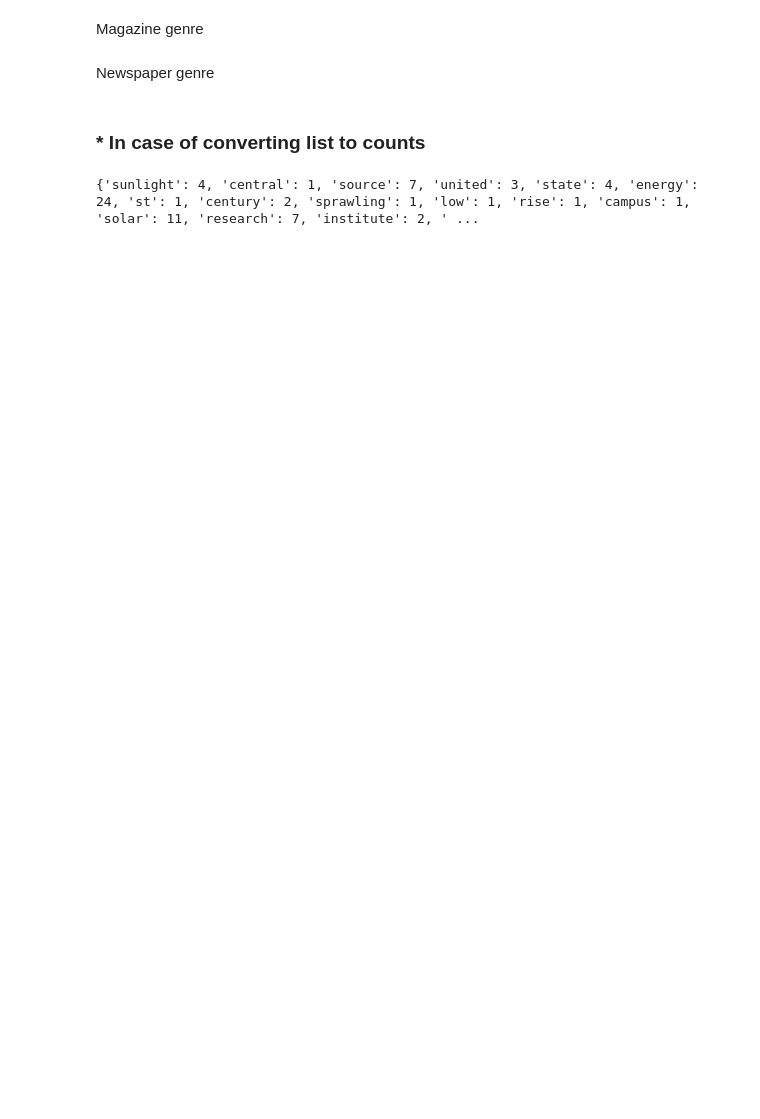
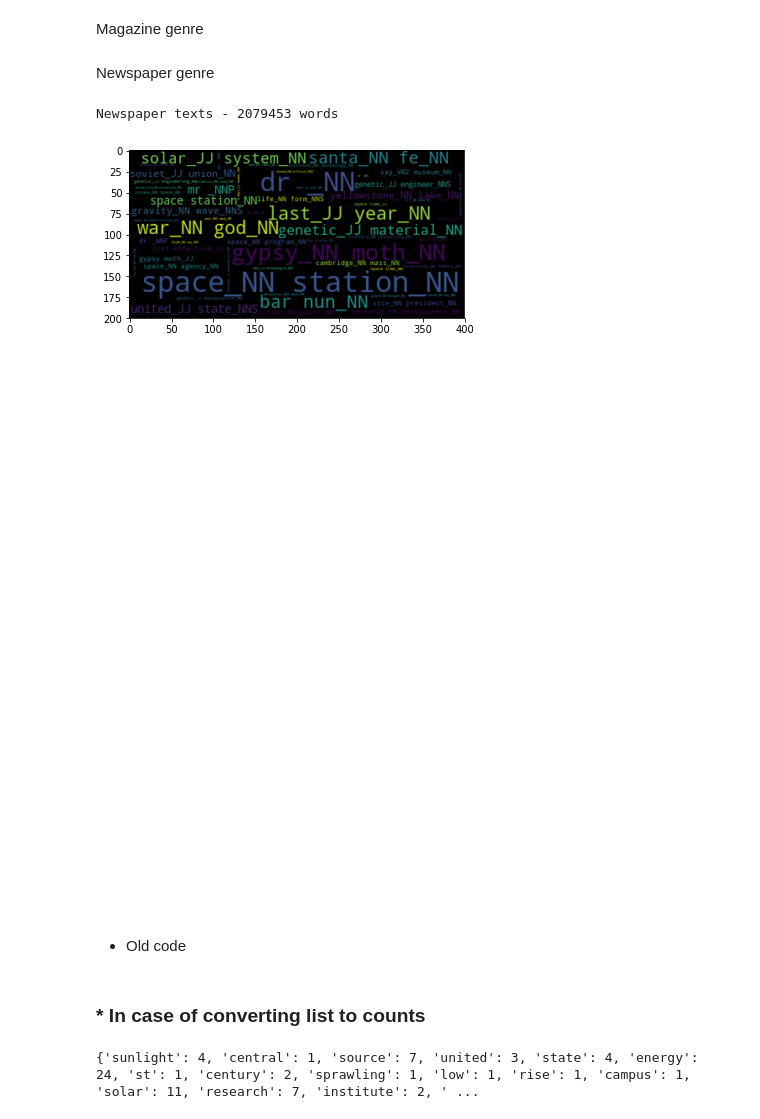
Before and after one commit to PolarBear77/Corpus-Clustering-Project, a Jupyter notebook: Preprocess & WordCloud functions.ipynb, the cells around one changed output. Cells and saved outputs as stored; diff of their text form; code cells hidden in the pictures; blank space fills up the shorter version.

```diff
--- a/Preprocess & WordCloud functions.ipynb
+++ b/Preprocess & WordCloud functions.ipynb
@@ -215,14 +346,24 @@ Newspaper genre
 # %%
 import matplotlib.pyplot as plt
 %matplotlib inline
 
 all_text = ""
 
 for file in news_files:
-    text = preprocess(os.path.join(directory, file))
-    processed = ' '.join(text)
-    all_text += processed
+    try:
+        text = preprocess(os.path.join(directory, file))
+        text = parse_text(text,show_pos=True)
+        parsed = ' '.join(text)
+        all_text += parsed
+    except:
+        print("Error at file:", file, sys.exc_info()[0])
 
 print("Newspaper texts -", len(all_text), "words")
 
 draw_cloud(all_text)
+# %% [output]
+Newspaper texts - 2079453 words
+[figure, added]
+[figure, added]
+# %% [markdown]
+* Old code
```
Also changed, not shown: parts of 15 cells of this notebook.
